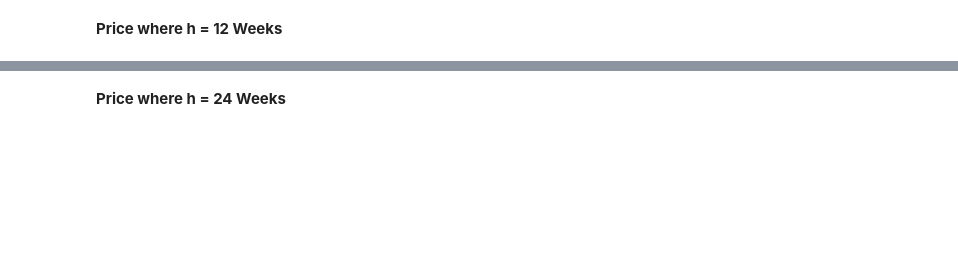
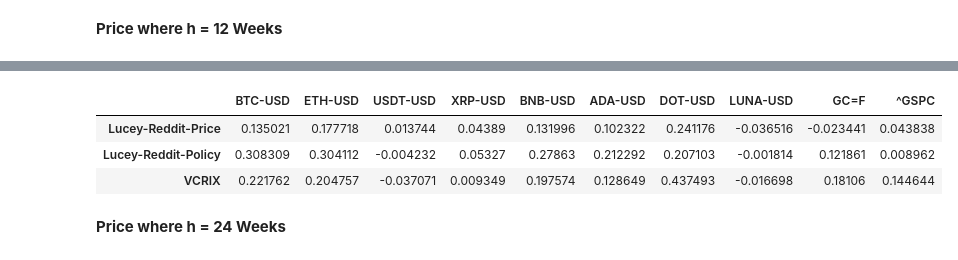
Before and after one commit to ChristopherLiew/Crypto-Uncertainty-Index, a Jupyter notebook: forecasting/exploratory_ts_analysis.ipynb, the cells around one changed output, grey strips where cells are left out. Cells and saved outputs as stored; diff of their text form; code cells hidden in the pictures; blank space fills up the shorter version.

```diff
--- a/forecasting/exploratory_ts_analysis.ipynb
+++ b/forecasting/exploratory_ts_analysis.ipynb
@@ -288,4 +378,11 @@ gen_price_vs_ucry_chart(12)
 # %% [output]
 [interactive output not drawn]
+# %%
+gen_ucry_Y_corr_mat(asset, ucry, 'Price (Lag=12)', 'Index Value (Standardised)')
+# %% [output]
+|  | BTC-USD | ETH-USD | USDT-USD | XRP-USD | BNB-USD | ADA-USD | DOT-USD | LUNA-USD | GC=F | ^GSPC |
+| Lucey-Reddit-Price | 0.135021 | 0.177718 | 0.013744 | 0.04389 | 0.131996 | 0.102322 | 0.241176 | -0.036516 | -0.023441 | 0.043838 |
+| Lucey-Reddit-Policy | 0.308309 | 0.304112 | -0.004232 | 0.05327 | 0.27863 | 0.212292 | 0.207103 | -0.001814 | 0.121861 | 0.008962 |
+| VCRIX | 0.221762 | 0.204757 | -0.037071 | 0.009349 | 0.197574 | 0.128649 | 0.437493 | -0.016698 | 0.18106 | 0.144644 |
 # %% [markdown]
 **Price where h = 24 Weeks**
```
Also changed, not shown: parts of 69 cells of this notebook, 2 other files.
